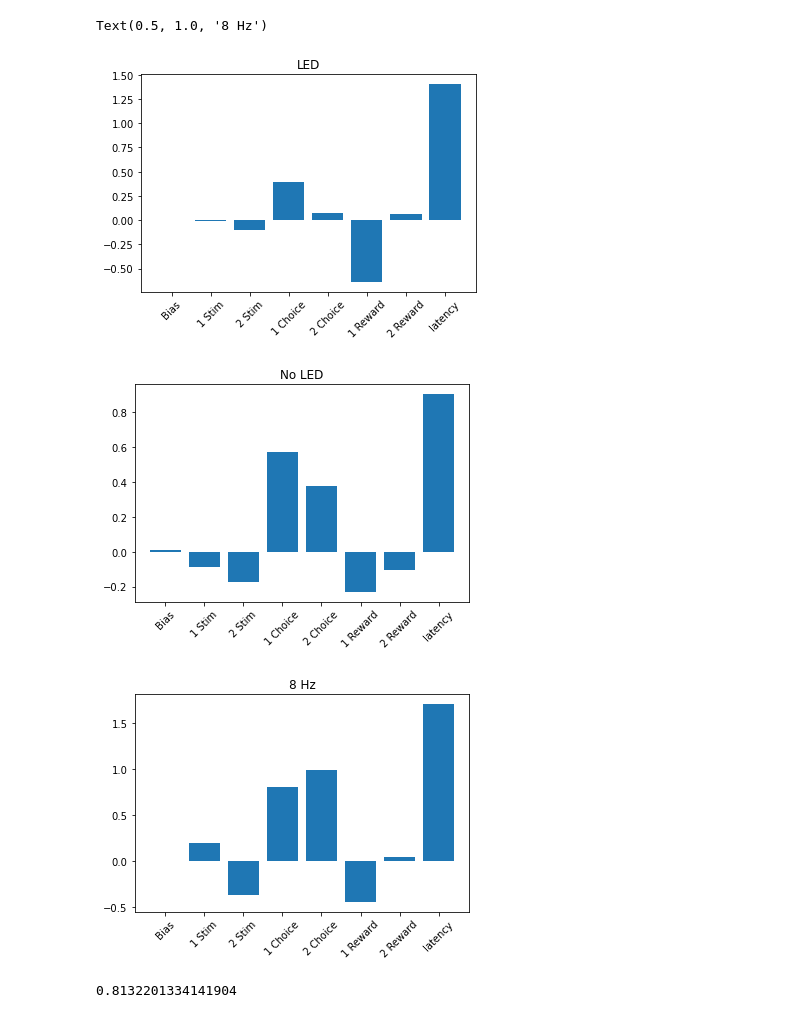
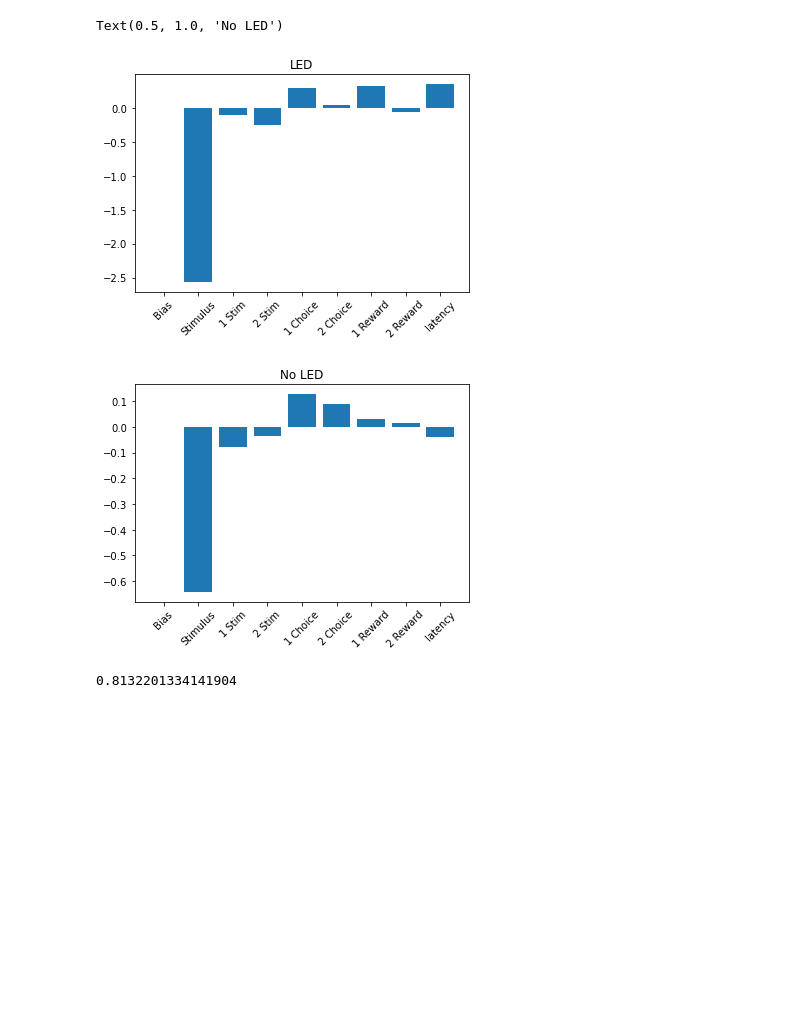
Before and after one commit to bkrall24/Psytrack_fitting, a Jupyter notebook: basic_GLM.ipynb, the cells around one changed output. Drawn from its saved outputs; the diff is of its cells as text; code cells hidden in the pictures; blank space fills up the shorter version.

Commit message:
adding plots

```diff
--- a/basic_GLM.ipynb
+++ b/basic_GLM.ipynb
@@ -157,15 +157,16 @@ def expand_history(d, back):
 
     return d
 # %%
+
 import os
-path = os.getcwd();
+#path = os.getcwd();
 
-animal = 'opto_207'
+animal = 'opto_204'
 
-#path = r"C:\Users\natet\Desktop\Experimental_Data\IT\opto_204"
+path = r"C:\Users\natet\Desktop\Experimental_Data\IT\opto_204"
 import numpy as np
 
 b = load_beh_data(path, animal)
 b2 = clean_beh_data(b)
-b2.head()
+b.head()
 # %% [output]
@@ -191,18 +192,18 @@ X = np.c_[np.ones((latency.shape[0], 1)), previous_stimulus, previous_choice, pr
 y = b2['Rightward']
 labels = ['Bias', 'Stimulus', '1 Stim', '2 Stim', '1 Choice', '2 Choice', '1 Reward', '2 Reward', 'latency']
 # %%
-X1 = X[b2['LED'].astype(bool) & b2['Stimulus'] != 0,:]
-X2 = X[~b2['LED'].astype(bool) & b2['Stimulus'] != 0,:]
-X3 = X[b2['Stimulus'] == 0,:]
-y1 = y[b2['LED'].astype(bool) & b2['Stimulus'] != 0]
-y2 = y[~b2['LED'].astype(bool) & b2['Stimulus'] != 0]
-y3 = y[ b2['Stimulus'] == 0]
+# X1 = X[b2['LED'].astype(bool) & b2['Stimulus'] != 0,:]
+# X2 = X[~b2['LED'].astype(bool) & b2['Stimulus'] != 0,:]
+# X3 = X[b2['Stimulus'] == 0,:]
+# y1 = y[b2['LED'].astype(bool) & b2['Stimulus'] != 0]
+# y2 = y[~b2['LED'].astype(bool) & b2['Stimulus'] != 0]
+# y3 = y[ b2['Stimulus'] == 0]
 
 
-#X1 = X[b2['LED'].astype(bool) ,:]
-#X2 = X[~b2['LED'].astype(bool) ,:]
-#y1 = y[b2['LED'].astype(bool) ]
-#y2 = y[~b2['LED'].astype(bool) ]
+X1 = X[b2['LED'].astype(bool) ,:]
+X2 = X[~b2['LED'].astype(bool) ,:]
+y1 = y[b2['LED'].astype(bool) ]
+y2 = y[~b2['LED'].astype(bool) ]
 # %%
 from sklearn.model_selection import train_test_split
 X1_train, X1_test, y1_train, y1_test = train_test_split(X1, y1, test_size=0.33)
@@ -228,34 +228,33 @@ array([0, 1, 2, 3, 4, 5, 6, 7])
 # %%
 import matplotlib.pyplot as plt
 x = np.arange(len(labels))
 
 fig, ax = plt.subplots()
 ax.bar(x, clf1.coef_[0])
 plt.xticks(x,rotation = 45)
 ax.set_xticklabels(labels)
 plt.title('LED')
 
 clf1.score(X1_test, y1_test)
 
 fig, ax = plt.subplots()
 ax.bar(x, clf2.coef_[0])
 plt.xticks(x,rotation = 45)
 ax.set_xticklabels(labels)
 clf2.score(X2_test, y2_test)
 plt.title('No LED')
 
-fig, ax = plt.subplots()
-ax.bar(x, clf3.coef_[0])
-plt.xticks(x,rotation = 45)
-ax.set_xticklabels(labels)
-clf3.score(X3_test, y3_test)
-plt.title('8 Hz')
-#  LED
+# fig, ax = plt.subplots()
+# ax.bar(x, clf3.coef_[0])
+# plt.xticks(x,rotation = 45)
+# ax.set_xticklabels(labels)
+# clf3.score(X3_test, y3_test)
+# plt.title('8 Hz')
+# #  LED
 # %% [output]
-Text(0.5, 1.0, '8 Hz')
+Text(0.5, 1.0, 'No LED')
-[figure, old version]
+[figure, new version]
-[figure, old version]
+[figure, new version]
-[figure, removed]
 # %%
 fig, ax = plt.subplots()
 ax.bar(x, clf2.coef_[0])
```
Also changed, not shown: parts of 20 cells of this notebook, 7 other files.
